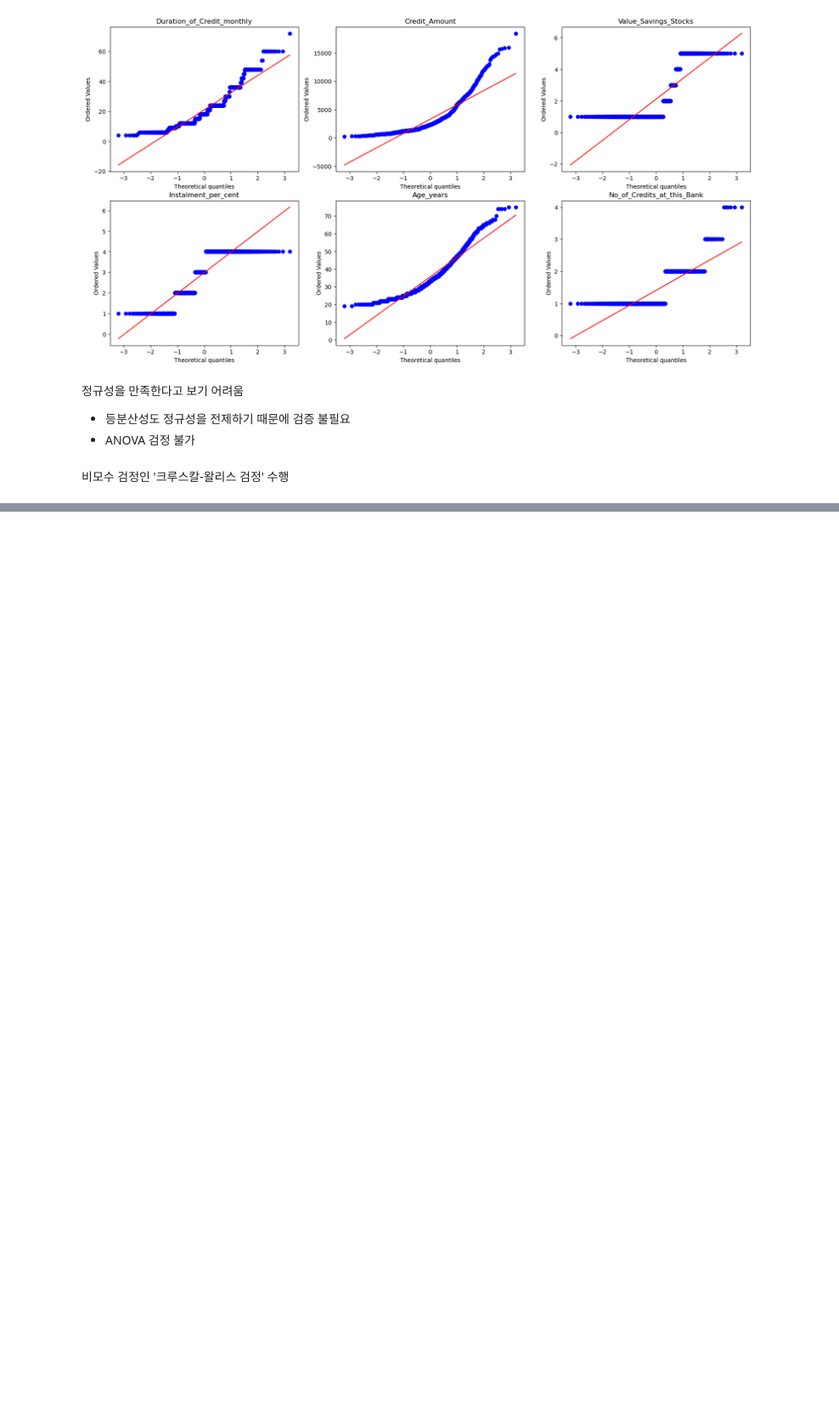
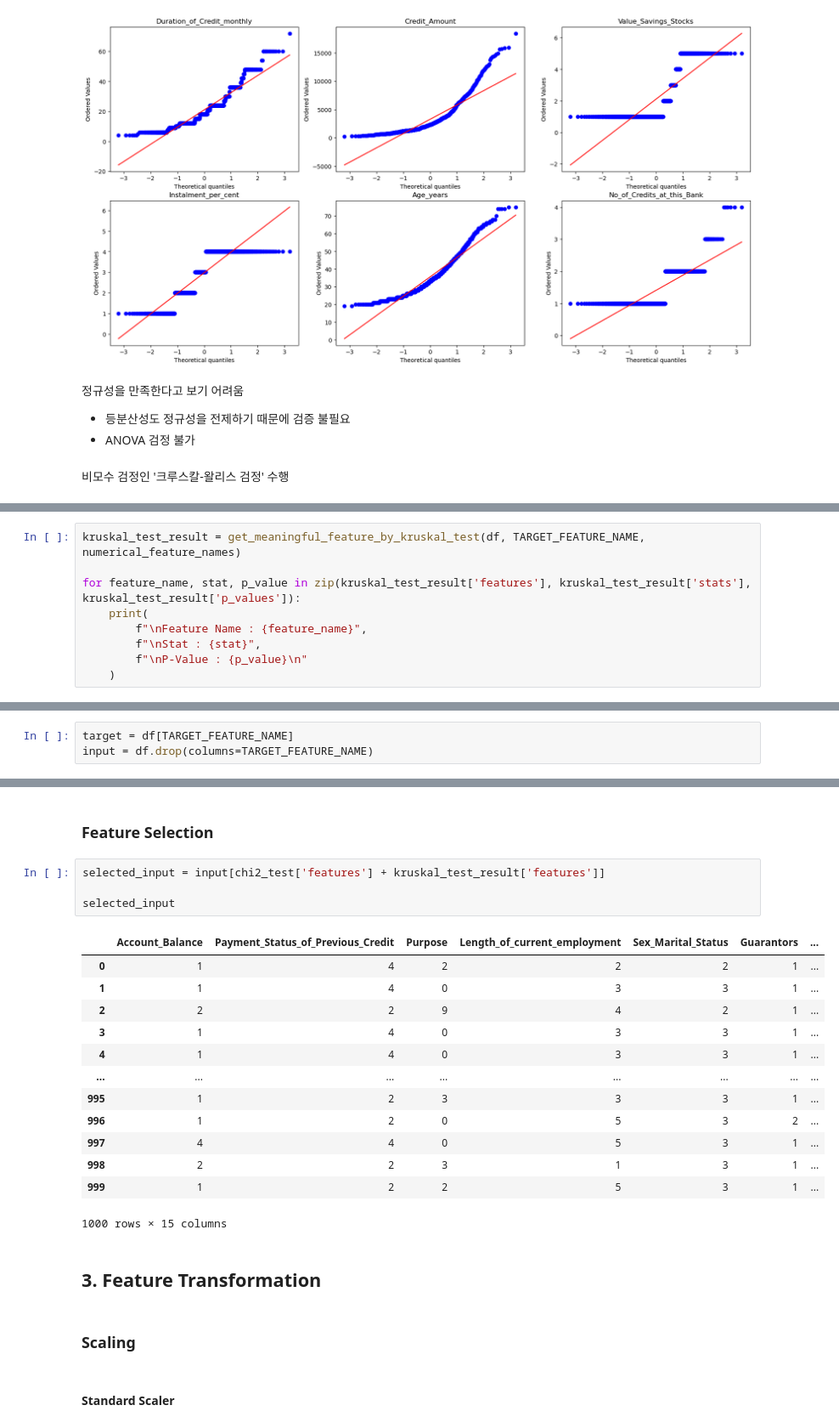
Before and after one commit to MartinusChoi/MLOps-PlayGround, a Jupyter notebook: 01-ML-Training/02-feature-engineering.ipynb, the cells around one changed output, grey strips where cells are left out. Shown at 85% size. Drawn from its saved outputs; the diff is of its cells as text; blank space fills up the shorter version.

```diff
--- a/01-ML-Training/02-feature-engineering.ipynb
+++ b/01-ML-Training/02-feature-engineering.ipynb
@@ -451,0 +496,9 @@ def
+# %%
+kruskal_test_result = get_meaningful_feature_by_kruskal_test(df, TARGET_FEATURE_NAME, numerical_feature_names)
+
+for feature_name, stat, p_value in zip(kruskal_test_result['features'], kruskal_test_result['stats'], kruskal_test_result['p_values']):
+    print(
+        f"\nFeature Name : {feature_name}",
+        f"\nStat : {stat}",
+        f"\nP-Value : {p_value}\n"
+    )
@@ -451,0 +567,3 @@ def
+# %%
+target = df[TARGET_FEATURE_NAME]
+input = df.drop(columns=TARGET_FEATURE_NAME)
@@ -451,0 +598,26 @@ def
+# %% [markdown]
+### Feature Selection
+# %%
+selected_input = input[chi2_test['features'] + kruskal_test_result['features']]
+
+selected_input
+# %% [output]
+|  | Account_Balance | Payment_Status_of_Previous_Credit | Purpose | Length_of_current_employment | Sex_Marital_Status | Guarantors | ... |
+| 0 | 1 | 4 | 2 | 2 | 2 | 1 | ... |
+| 1 | 1 | 4 | 0 | 3 | 3 | 1 | ... |
+| 2 | 2 | 2 | 9 | 4 | 2 | 1 | ... |
+| 3 | 1 | 4 | 0 | 3 | 3 | 1 | ... |
+| 4 | 1 | 4 | 0 | 3 | 3 | 1 | ... |
+| ... | ... | ... | ... | ... | ... | ... | ... |
+| 995 | 1 | 2 | 3 | 3 | 3 | 1 | ... |
+| 996 | 1 | 2 | 0 | 5 | 3 | 2 | ... |
+| 997 | 4 | 4 | 0 | 5 | 3 | 1 | ... |
+| 998 | 2 | 2 | 3 | 1 | 3 | 1 | ... |
+| 999 | 1 | 2 | 2 | 5 | 3 | 1 | ... |
+1000 rows × 15 columns
+# %% [markdown]
+## 3. Feature Transformation
+# %% [markdown]
+### Scaling
+# %% [markdown]
+#### Standard Scaler
```
Also changed, not shown: parts of 29 cells of this notebook.
